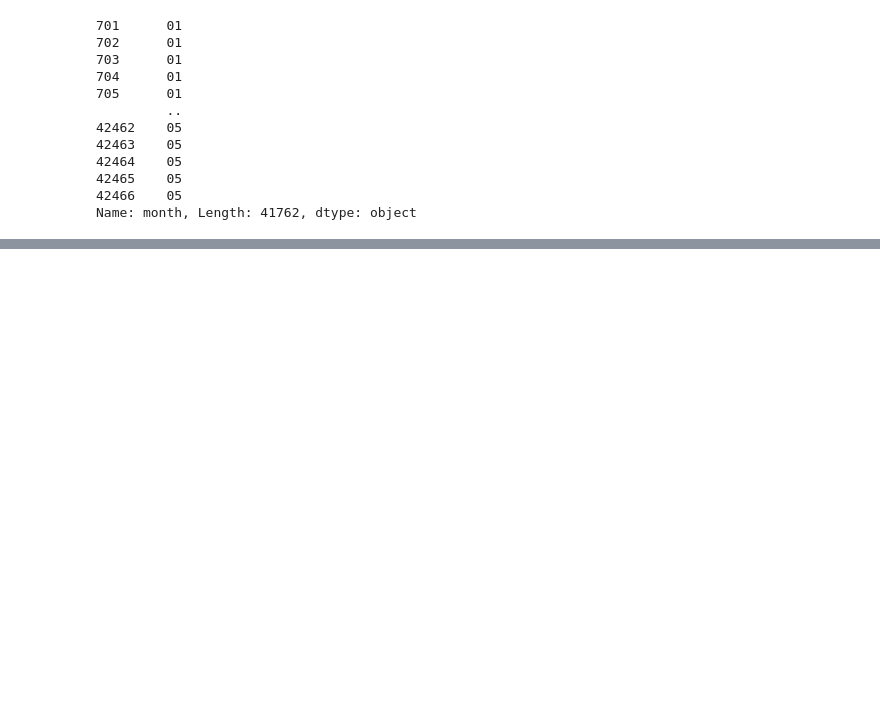
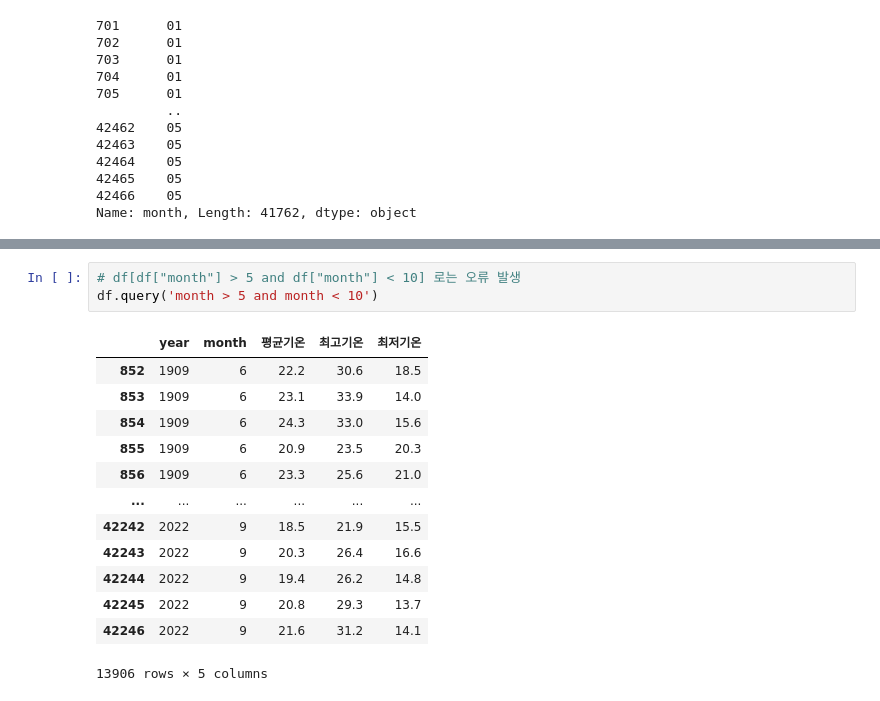
Before and after one commit to YimJeoYeol/e_commerce, a Jupyter notebook: 대구기온/daegu_temp.ipynb, the cells around one changed output, grey strips where cells are left out. Saved outputs shown, nothing was run; the diff lists cells and outputs as text; blank space fills up the shorter version.

```diff
--- a/대구기온/daegu_temp.ipynb
+++ b/대구기온/daegu_temp.ipynb
@@ -308 +339,18 @@ ValueError: The truth value of a Series is ambiguous. Use a.empty, a.bool(), a.i
+# %%
+# df[df["month"] > 5 and df["month"] < 10] 로는 오류 발생
+df.query('month > 5 and month < 10')
+# %% [output]
+|  | year | month | 평균기온 | 최고기온 | 최저기온 |
+| 852 | 1909 | 6 | 22.2 | 30.6 | 18.5 |
+| 853 | 1909 | 6 | 23.1 | 33.9 | 14.0 |
+| 854 | 1909 | 6 | 24.3 | 33.0 | 15.6 |
+| 855 | 1909 | 6 | 20.9 | 23.5 | 20.3 |
+| 856 | 1909 | 6 | 23.3 | 25.6 | 21.0 |
+| ... | ... | ... | ... | ... | ... |
+| 42242 | 2022 | 9 | 18.5 | 21.9 | 15.5 |
+| 42243 | 2022 | 9 | 20.3 | 26.4 | 16.6 |
+| 42244 | 2022 | 9 | 19.4 | 26.2 | 14.8 |
+| 42245 | 2022 | 9 | 20.8 | 29.3 | 13.7 |
+| 42246 | 2022 | 9 | 21.6 | 31.2 | 14.1 |
+13906 rows × 5 columns
 # %%
```
Also changed, not shown: parts of 6 cells of this notebook.
